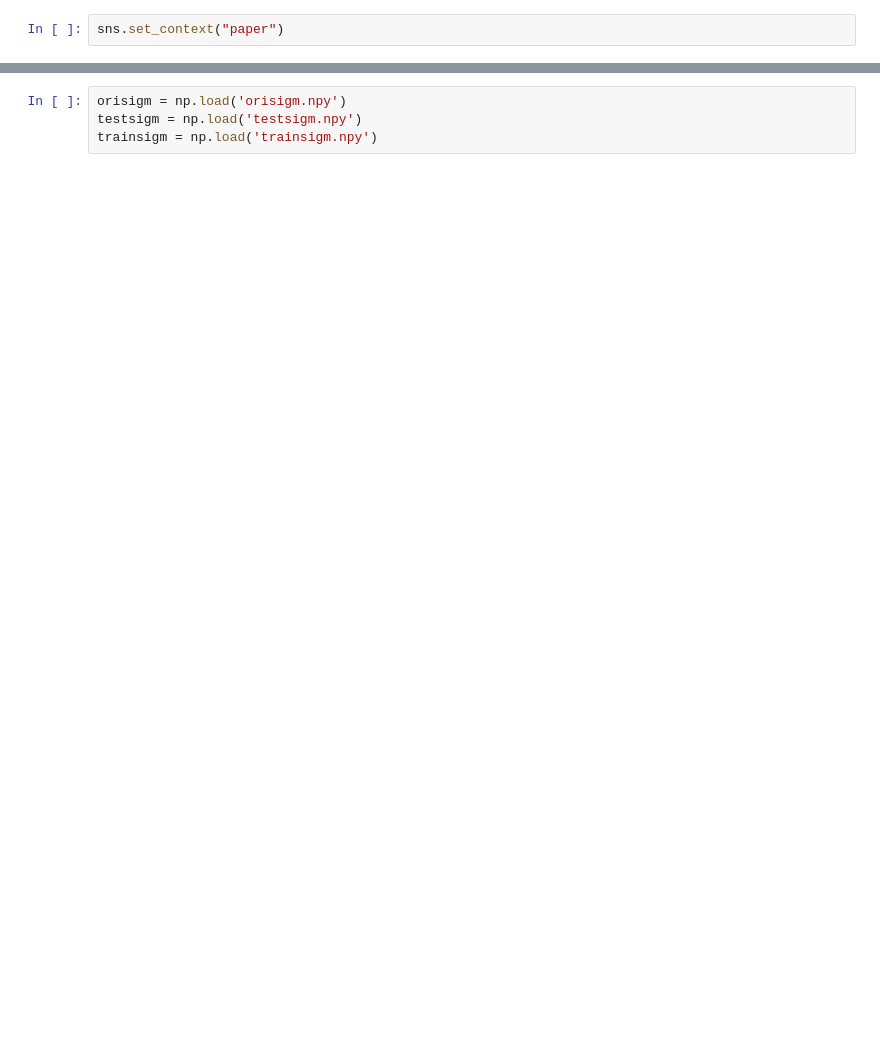
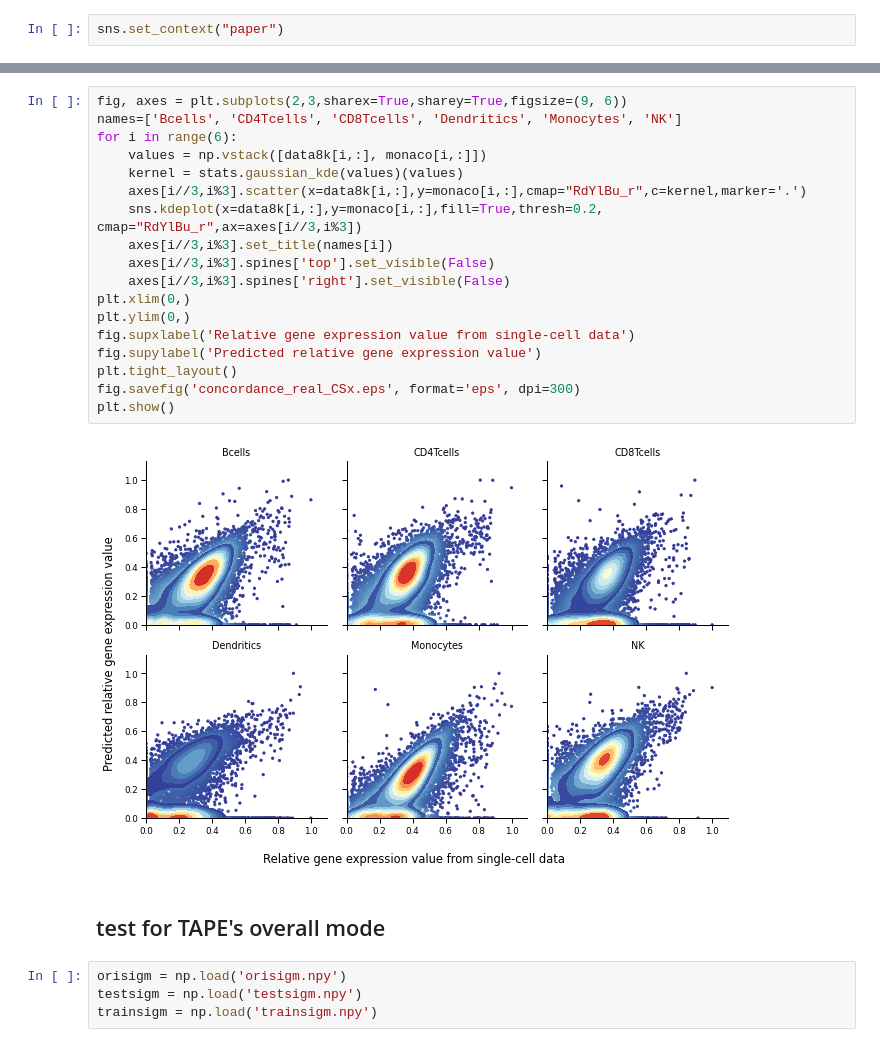
Before and after one commit to poseidonchan/TAPE, a Jupyter notebook: Experiments/Figures/concordance_analysis.ipynb, the cells around one changed output, grey strips where cells are left out. Drawn from its saved outputs; the diff is of its cells as text; blank space fills up the shorter version.

```diff
--- a/Experiments/Figures/concordance_analysis.ipynb
+++ b/Experiments/Figures/concordance_analysis.ipynb
@@ -9,3 +80,25 @@ sns.set_context("paper")
+# %%
+fig, axes = plt.subplots(2,3,sharex=True,sharey=True,figsize=(9, 6))
+names=['Bcells', 'CD4Tcells', 'CD8Tcells', 'Dendritics', 'Monocytes', 'NK']
+for i in range(6):
+    values = np.vstack([data8k[i,:], monaco[i,:]])
+    kernel = stats.gaussian_kde(values)(values)
+    axes[i//3,i%3].scatter(x=data8k[i,:],y=monaco[i,:],cmap="RdYlBu_r",c=kernel,marker='.')
+    sns.kdeplot(x=data8k[i,:],y=monaco[i,:],fill=True,thresh=0.2, cmap="RdYlBu_r",ax=axes[i//3,i%3])
+    axes[i//3,i%3].set_title(names[i])
+    axes[i//3,i%3].spines['top'].set_visible(False)
+    axes[i//3,i%3].spines['right'].set_visible(False)
+plt.xlim(0,)
+plt.ylim(0,)
+fig.supxlabel('Relative gene expression value from single-cell data')
+fig.supylabel('Predicted relative gene expression value')
+plt.tight_layout()
+fig.savefig('concordance_real_CSx.eps', format='eps', dpi=300)
+plt.show()
+# %% [output]
+[figure, added]
+# %% [markdown]
+## test for TAPE's overall mode
 # %%
 orisigm = np.load('orisigm.npy')
 testsigm = np.load('testsigm.npy')
```
Also changed, not shown: parts of 22 cells of this notebook, 7 other files.
